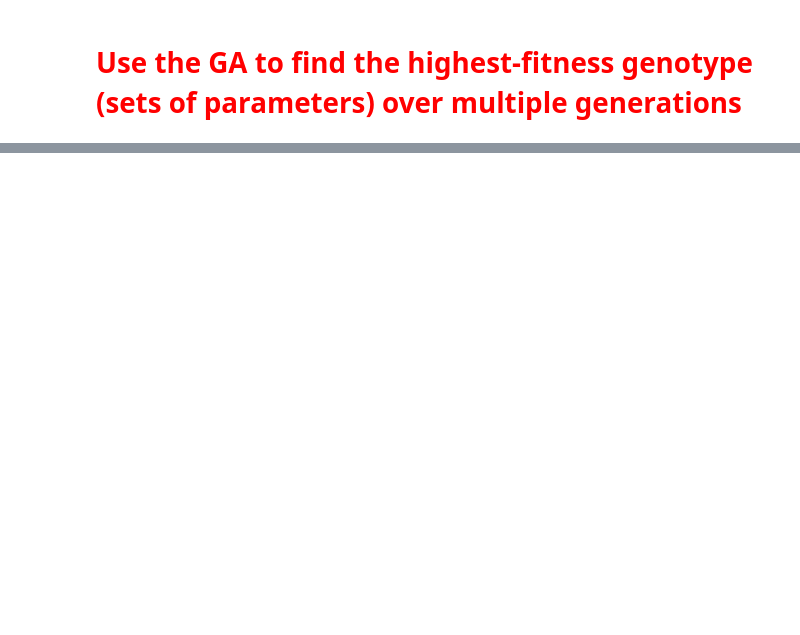
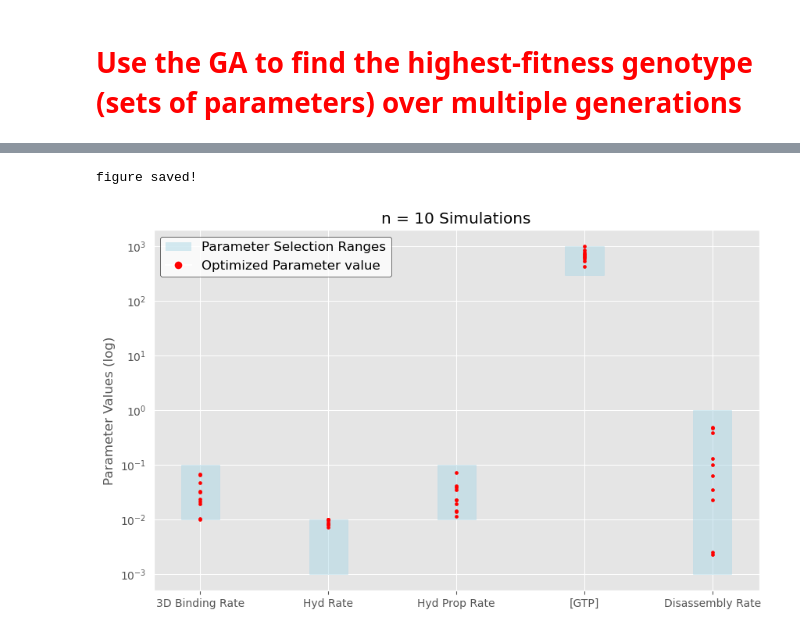
Before and after one commit to lanceman999/dynamin_model, a Jupyter notebook: PythonCode/dynamin1AB_opt_fullKinetics.ipynb, the cells around one changed output, grey strips where cells are left out. Drawn from its saved outputs; the diff is of its cells as text; code cells hidden in the pictures; blank space fills up the shorter version.

```diff
--- a/PythonCode/dynamin1AB_opt_fullKinetics.ipynb
+++ b/PythonCode/dynamin1AB_opt_fullKinetics.ipynb
@@ -995,0 +891,79 @@ plt.show()
+# %%
+
+def plotParameterSolutions(parameterRanges, opt_param_values, color_simulation = False, save = False):
+        parameters = list(parameterRanges.keys())
+
+        plt.figure(figsize=(10, 6))
+
+        handles = []
+        labels = []
+
+        for i, param in enumerate(parameters):
+            min_val = parameterRanges[param]["min"]
+            max_val = parameterRanges[param]["max"]
+            plt.fill_between([i - 0.15, i + 0.15], min_val, max_val, color='lightblue', alpha=0.5, zorder=1)
+
+        # Add handle and label for blue boxes only once
+        handles.append(plt.Rectangle((0,0),1,1,fc="lightblue", alpha=0.5))
+        labels.append("Parameter Selection Ranges")
+
+        if color_simulation == True:
+            colors = plt.cm.plasma
+            spread_factor = 0.2
+
+            for j in range(len(opt_param_values[parameters[0]])):
+                color = colors(j / len(opt_param_values[parameters[0]]))
+                for i, param in enumerate(parameters):
+                    val = opt_param_values[param][j]
+                    x = i + spread_factor * (np.random.rand() - 0.5)
+                    plt.scatter(x, val, color=color, s=15, zorder=2)
+
+        else:
+            for i, param in enumerate(parameters):
+                for val in opt_param_values[param]:
+                    plt.scatter(i, val, color='red', s=8, zorder=2)
+
+        # Add handle and label for red dots
+        handles.append(plt.Line2D([0], [0], marker='o', color='w', markerfacecolor='red', markersize=8))
+        labels.append("Optimized Parameter value")
+
+        plt.xticks(range(len(parameters)), parameters)
+        plt.ylabel('Parameter Values (log)')
+        plt.yscale('log')
+
+        plt.tick_params(axis='y', which='both', left=False, right=False)
+        legend = plt.legend(handles, labels, loc='upper left', prop={'size': 12})
+        legend.get_frame().set_facecolor('white')
+        legend.get_frame().set_edgecolor('black')
+        plt.title("n = 10 Simulations")
+
+        if save == True:
+            plt.savefig('parameterRangesAndOpt.png', dpi=900)
+            print("figure saved!")
+        plt.show()
+
+
+parameterRanges = {
+    #"Dmem": {"min": 10, "max": 80},
+    "3D Binding Rate": {"min": 0.01, "max": 0.1},
+    "Hyd Rate": {"min": 0.001, "max": 0.01},
+    "Hyd Prop Rate": {"min": 0.01, "max": 0.1},
+    "[GTP]": {"min":300, "max": 1000},
+    "Disassembly Rate": {"min": 0.001, "max": 1},
+}
+
+opt_param_values = {
+    #"Dmem": [78.12358037236638, 80, 60.314869396908534, 56.862132890244915, 42.89761915286272, 80, 80, 61.51123229097505],
+    "3D Binding Rate": [0.03239656228082615, 0.023855564124655938, 0.03339521491558783, 0.06561537729440706, 0.04659476352450003, 0.010317287912605718, 0.01, 0.019361999205621514, 0.0674705768177257, 0.021469241965722294],
+    "Hyd Rate": [0.008386938523196455, 0.01, 0.0072554761594620515, 0.008913820380738104, 0.01, 0.009728258956040075, 0.009985833354753046, 0.01, 0.008102404691699316, 0.01],
+    "Hyd Prop Rate": [0.07213078698635966, 0.013824835787247454, 0.01950888460163302, 0.022617271272939842, 0.014425439364993105, 0.0230439163503699, 0.01148473802568525, 0.039265546848484024, 0.034760816493483185, 0.04196794920361128],
+    "[GTP]": [727.13805173643, 547.1310300003734, 706.0999389783, 858.2539742695121, 1000, 434.3572012589499, 601.6965536183433, 654.2917433319169, 772.9627552991186, 643.3828667213467],
+    "Disassembly Rate": [0.38791640018478646, 0.0022623621604249103, 0.48356977251526284, 0.09997494855914253, 0.022899055756944495, 0.034711542720481534, 0.06371691480437204, 0.0025683079773102576, 0.13127831316834399,  0.47050683142120203]
+}
+
+
+
+plot_final = plotParameterSolutions(parameterRanges, opt_param_values, save = True) #color_simulation = True)
+# %% [output]
+figure saved!
+[figure, added]
```
Also changed, not shown: parts of 5 cells of this notebook.
